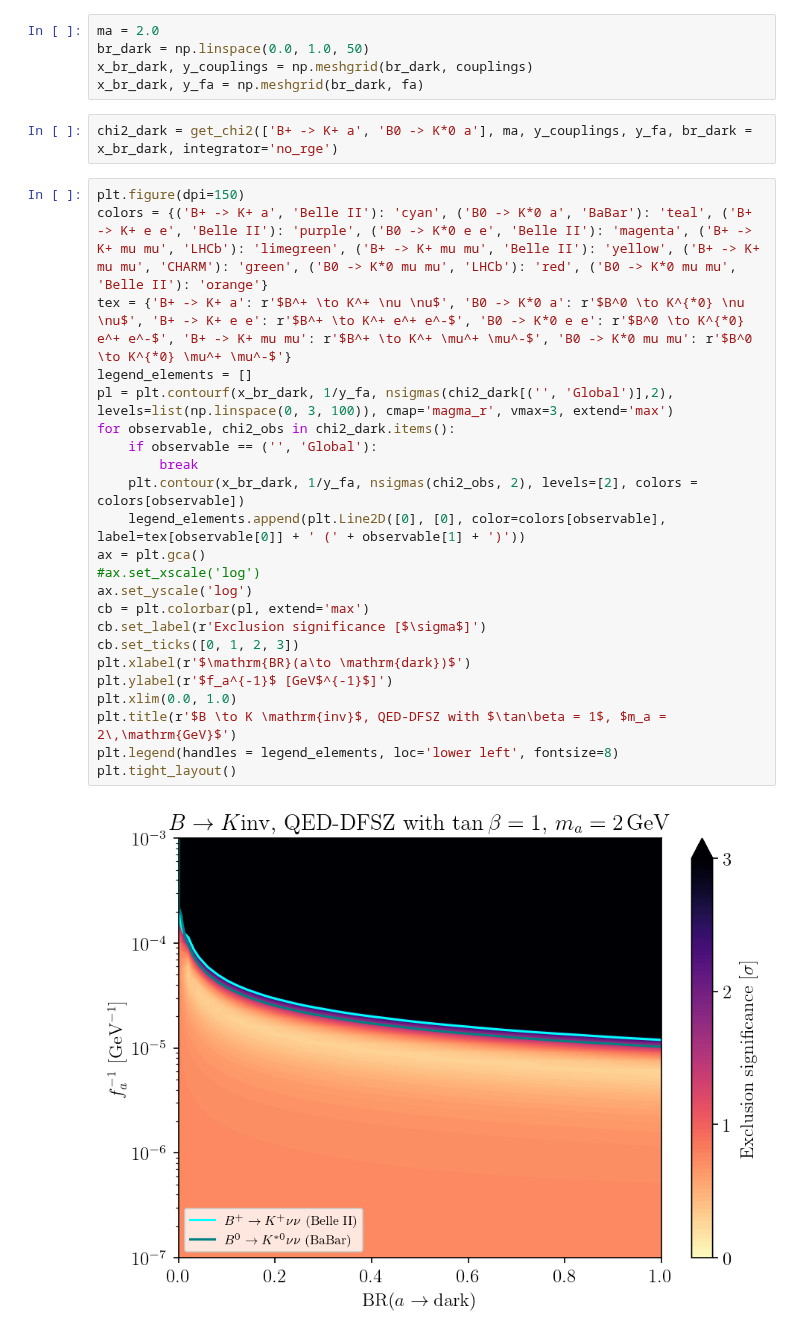
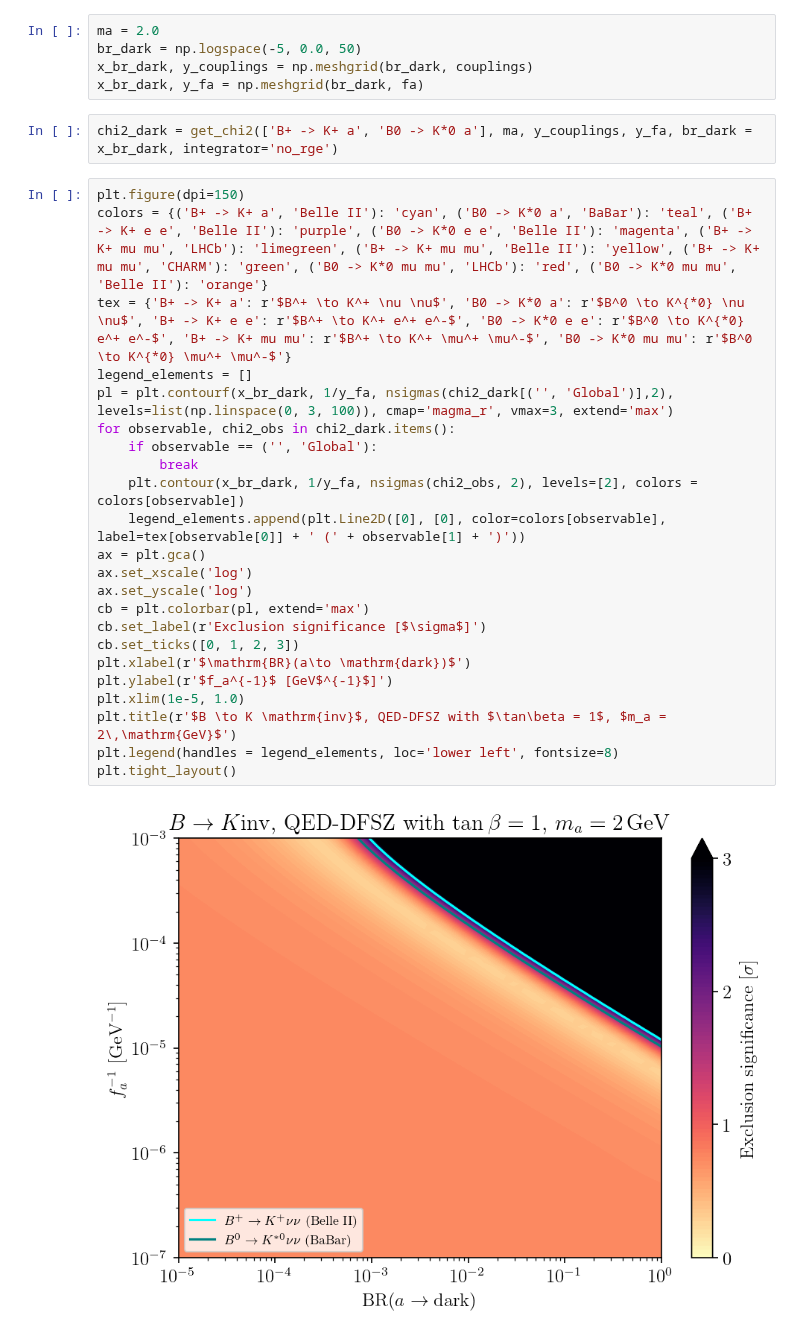
Before and after one commit to alp-aca/alp-aca, a Jupyter notebook: tutorials/10_bka.ipynb, the cells around one changed output. Cells and saved outputs as stored; diff of their text form.

Commit message:
feat: more B->K inv plots

```diff
--- a/tutorials/10_bka.ipynb
+++ b/tutorials/10_bka.ipynb
@@ -120,7 +120,7 @@ plt.tight_layout()
 [figure]
 # %%
 ma = 2.0
-br_dark = np.linspace(0.0, 1.0, 50)
+br_dark = np.logspace(-5, 0.0, 50)
 x_br_dark, y_couplings = np.meshgrid(br_dark, couplings)
 x_br_dark, y_fa = np.meshgrid(br_dark, fa)
 # %%
@@ -128,25 +128,25 @@ chi2_dark = get_chi2(['B+ -> K+ a', 'B0 -> K*0 a'], ma, y_couplings, y_fa, br_da
 # %%
 plt.figure(dpi=150)
 colors = {('B+ -> K+ a', 'Belle II'): 'cyan', ('B0 -> K*0 a', 'BaBar'): 'teal', ('B+ -> K+ e e', 'Belle II'): 'purple', ('B0 -> K*0 e e', 'Belle II'): 'magenta', ('B+ -> K+ mu mu', 'LHCb'): 'limegreen', ('B+ -> K+ mu mu', 'Belle II'): 'yellow', ('B+ -> K+ mu mu', 'CHARM'): 'green', ('B0 -> K*0 mu mu', 'LHCb'): 'red', ('B0 -> K*0 mu mu', 'Belle II'): 'orange'}
 tex = {'B+ -> K+ a': r'$B^+ \to K^+ \nu \nu$', 'B0 -> K*0 a': r'$B^0 \to K^{*0} \nu \nu$', 'B+ -> K+ e e': r'$B^+ \to K^+ e^+ e^-$', 'B0 -> K*0 e e': r'$B^0 \to K^{*0} e^+ e^-$', 'B+ -> K+ mu mu': r'$B^+ \to K^+ \mu^+ \mu^-$', 'B0 -> K*0 mu mu': r'$B^0 \to K^{*0} \mu^+ \mu^-$'}
 legend_elements = []
 pl = plt.contourf(x_br_dark, 1/y_fa, nsigmas(chi2_dark[('', 'Global')],2), levels=list(np.linspace(0, 3, 100)), cmap='magma_r', vmax=3, extend='max')
 for observable, chi2_obs in chi2_dark.items():
     if observable == ('', 'Global'):
         break
     plt.contour(x_br_dark, 1/y_fa, nsigmas(chi2_obs, 2), levels=[2], colors = colors[observable])
     legend_elements.append(plt.Line2D([0], [0], color=colors[observable], label=tex[observable[0]] + ' (' + observable[1] + ')'))
 ax = plt.gca()
-#ax.set_xscale('log')
+ax.set_xscale('log')
 ax.set_yscale('log')
 cb = plt.colorbar(pl, extend='max')
 cb.set_label(r'Exclusion significance [$\sigma$]')
 cb.set_ticks([0, 1, 2, 3])
 plt.xlabel(r'$\mathrm{BR}(a\to \mathrm{dark})$')
 plt.ylabel(r'$f_a^{-1}$ [GeV$^{-1}$]')
-plt.xlim(0.0, 1.0)
+plt.xlim(1e-5, 1.0)
 plt.title(r'$B \to K \mathrm{inv}$, QED-DFSZ with $\tan\beta = 1$, $m_a = 2\,\mathrm{GeV}$')
 plt.legend(handles = legend_elements, loc='lower left', fontsize=8)
 plt.tight_layout()
 # %% [output]
-[figure, old version]
+[figure, new version]
```
Also changed, not shown: parts of 8 cells of this notebook.
